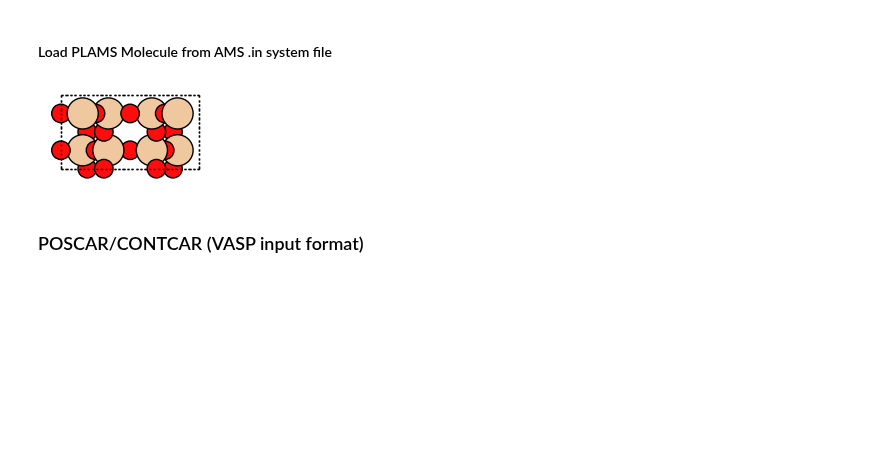
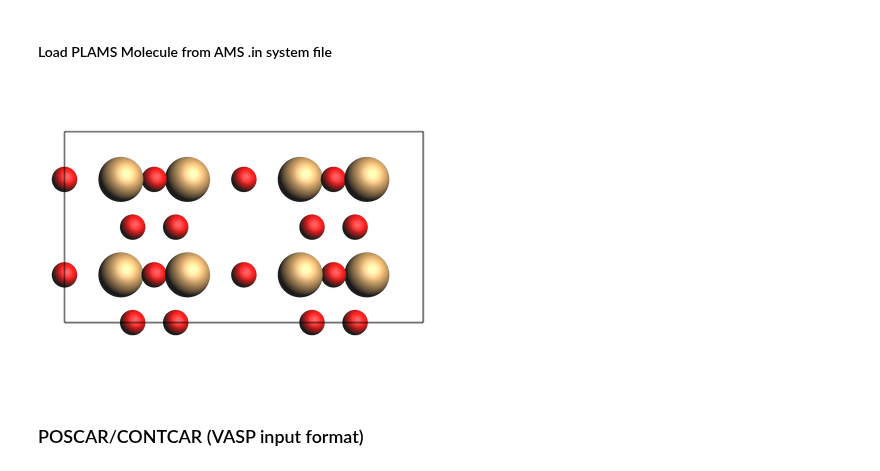
Before and after one commit to SCM-NV/PLAMS, a Jupyter notebook: examples/MoleculeFormats/MoleculeFormats.ipynb, the cells around one changed output. Saved outputs shown, nothing was run; the diff lists cells and outputs as text; code cells hidden in the pictures; blank space fills up the shorter version.

```diff
--- a/examples/MoleculeFormats/MoleculeFormats.ipynb
+++ b/examples/MoleculeFormats/MoleculeFormats.ipynb
@@ -121,10 +130,10 @@ System
 # %%
 from scm.plams import Molecule
 
 mol = Molecule("ams_system_block.in")
-plot_molecule(mol);
+view(mol, fixed_atom_size=False, padding=-2, width=400, height=300)
 # %% [output]
-[figure, old version]
+[figure, new version]
 # %% [markdown]
 ### POSCAR/CONTCAR (VASP input format)
 # %% [markdown]
```
Also changed, not shown: parts of 13 cells of this notebook, 13 other files.
